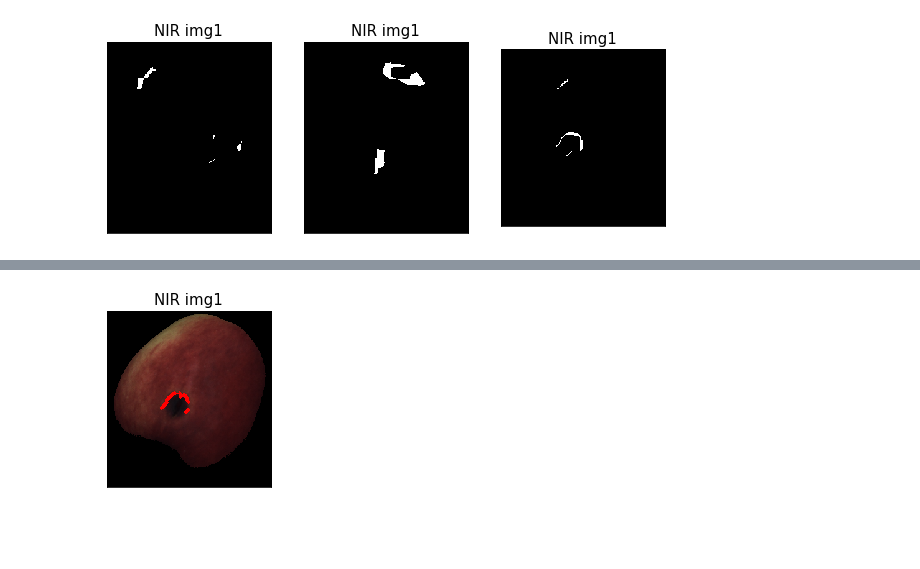
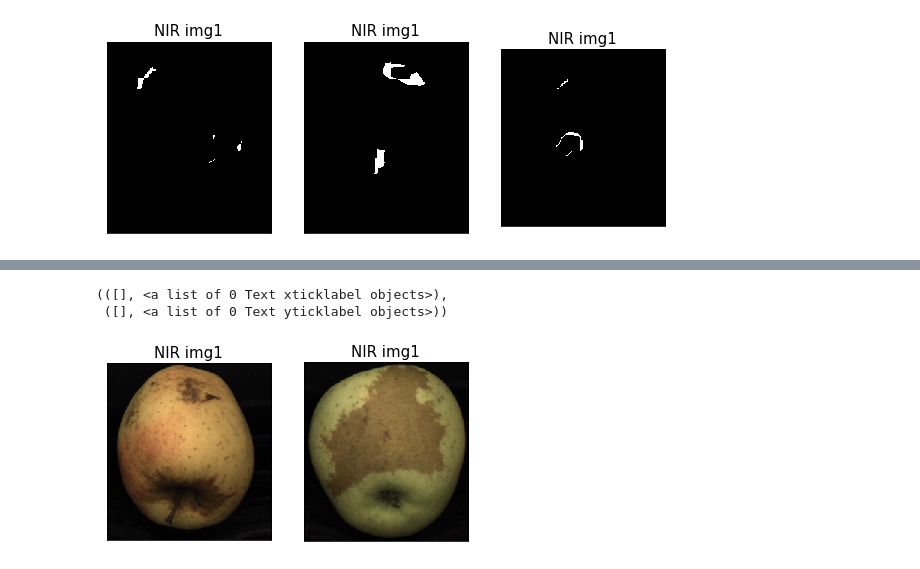
Before and after one commit to pptr3/fruit-inspection, a Jupyter notebook: Untitled.ipynb, the cells around one changed output, grey strips where cells are left out. Saved outputs shown, nothing was run; the diff lists cells and outputs as text; code cells hidden in the pictures; blank space fills up the shorter version.

Commit message:
build code to find right colors

```diff
--- a/Untitled.ipynb
+++ b/Untitled.ipynb
@@ -202,8 +266,17 @@ outp = draw_defects(closed_img3, img3_color)
+# %%
+img4_color = cv.cvtColor(cv.imread("fruit-inspection-images/second task/C1_000004.png", cv.IMREAD_COLOR),cv.COLOR_BGR2RGB)
+img5_color = cv.cvtColor(cv.imread("fruit-inspection-images/second task/C1_000005.png", cv.IMREAD_COLOR),cv.COLOR_BGR2RGB)
 # %%
 plt.figure(figsize=(10,10))
 plt.subplot(2,3,1)
-plt.imshow(outp, cmap='gray', vmin=0, vmax=255);
+plt.imshow(img4_color, cmap='gray', vmin=0, vmax=255)
 plt.title("NIR img1", fontsize = 15)
-plt.xticks([]), plt.yticks([]);
+plt.xticks([]), plt.yticks([])
+plt.subplot(2,3,2)
+plt.imshow(img5_color, cmap='gray', vmin=0, vmax=255)
+plt.title("NIR img1", fontsize = 15)
+plt.xticks([]), plt.yticks([])
 # %% [output]
+(([], <a list of 0 Text xticklabel objects>),
+ ([], <a list of 0 Text yticklabel objects>))
-[figure, old version]
+[figure, new version]
```
Also changed, not shown: parts of 12 cells of this notebook.
